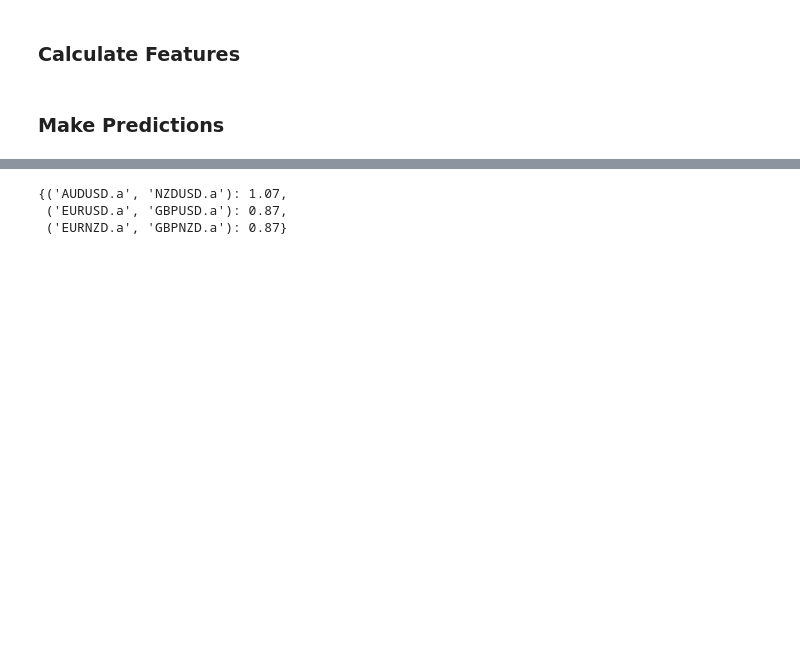
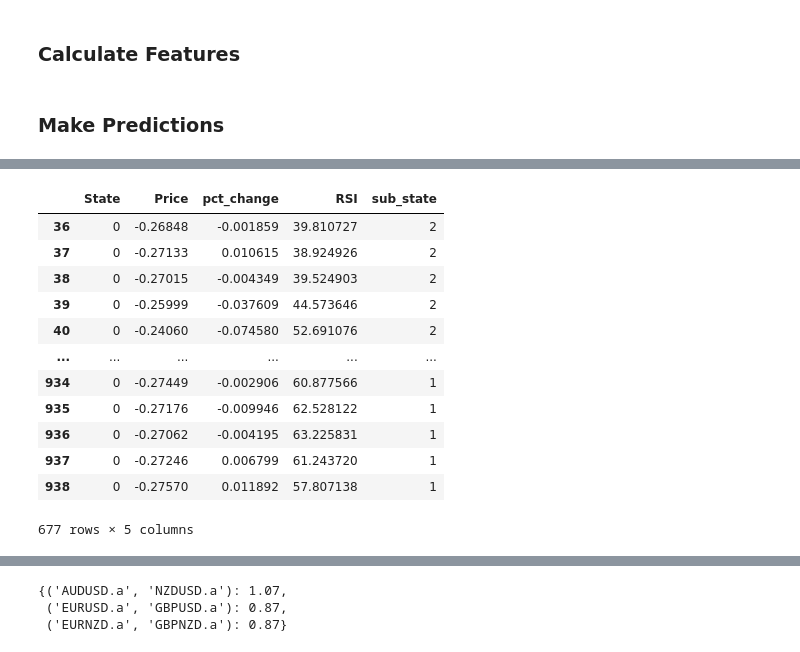
Before and after one commit to aliquid-novi/Strategies, a Jupyter notebook: lets get it/T1.ipynb, the cells around one changed output, grey strips where cells are left out. Drawn from its saved outputs; the diff is of its cells as text; code cells hidden in the pictures; blank space fills up the shorter version.

```diff
--- a/lets get it/T1.ipynb
+++ b/lets get it/T1.ipynb
@@ -256,0 +882,25 @@ Signal: Sell EURNZD.a, Buy GBPNZD.a
+# %%
+from sklearn.preprocessing import StandardScaler
+from hmmlearn import hmm
+scaler = StandardScaler()
+
+for pair, df in most_common_states_dfs.items():
+    df = df.dropna()
+    scaled_data = scaler.fit_transform(df[['Price', 'pct_change', 'RSI']])
+    n_components = 3  # Number of sub-states
+    model = hmm.GaussianHMM(n_components=n_components, covariance_type="full", n_iter=100)
+    model.fit(scaled_data)
+    sub_states = model.predict(scaled_data)
+
+    df['sub_state'] = sub_states
+    # Update original transition matrix
+    meta_state = int(most_common_states[pair])  # The most common state for this pair
+    # print("Debugging Info:")
+    # print("Type of meta_state:", type(meta_state))
+    # print("Value of meta_state:", meta_state)
+    # print("Type of sub_states[0]:", type(sub_states[0]))
+    debug.substate_update_transition_matrix(debug_trans_matrix, pair, sub_states, meta_state)
+
+# Create a new probability matrix
+new_prob_matrix = debug.substate_create_new_probability_matrix(debug_trans_matrix)
+new_prob_matrix
@@ -256,0 +928,16 @@ Signal: Sell EURNZD.a, Buy GBPNZD.a
+# %%
+df
+# %% [output]
+|  | State | Price | pct_change | RSI | sub_state |
+| 36 | 0 | -0.26848 | -0.001859 | 39.810727 | 2 |
+| 37 | 0 | -0.27133 | 0.010615 | 38.924926 | 2 |
+| 38 | 0 | -0.27015 | -0.004349 | 39.524903 | 2 |
+| 39 | 0 | -0.25999 | -0.037609 | 44.573646 | 2 |
+| 40 | 0 | -0.24060 | -0.074580 | 52.691076 | 2 |
+| ... | ... | ... | ... | ... | ... |
+| 934 | 0 | -0.27449 | -0.002906 | 60.877566 | 1 |
+| 935 | 0 | -0.27176 | -0.009946 | 62.528122 | 1 |
+| 936 | 0 | -0.27062 | -0.004195 | 63.225831 | 1 |
+| 937 | 0 | -0.27246 | 0.006799 | 61.243720 | 1 |
+| 938 | 0 | -0.27570 | 0.011892 | 57.807138 | 1 |
+677 rows × 5 columns
```
Also changed, not shown: parts of 79 cells of this notebook, 14 other files.
